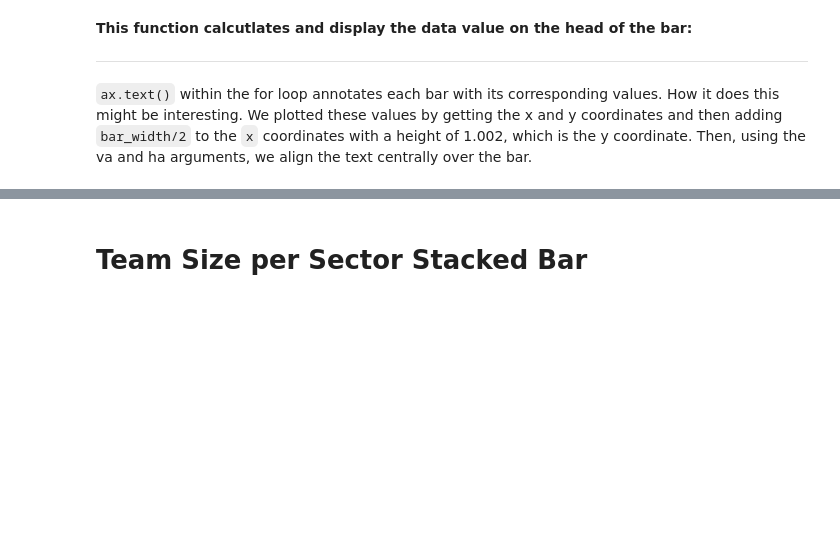
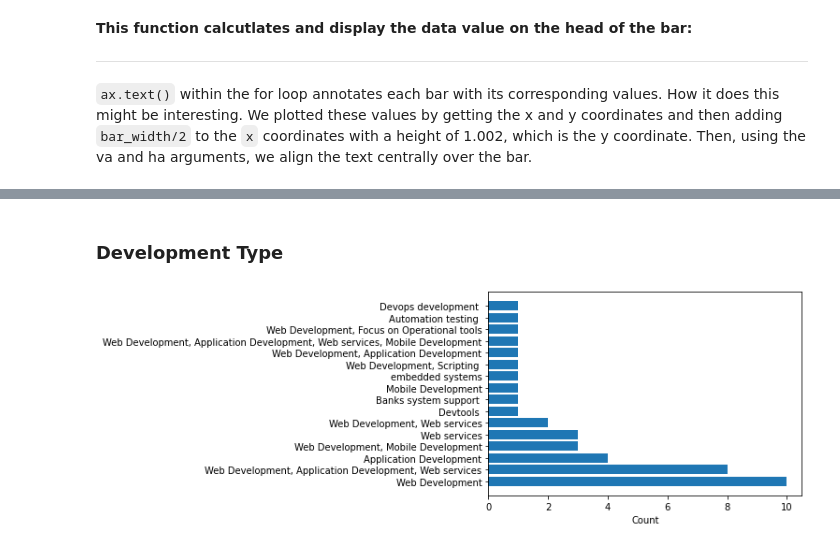
Before and after one commit to eng-aomar/Security_in_practice, a Jupyter notebook: security_in_practice.ipynb, the cells around one changed output, grey strips where cells are left out. Saved outputs shown, nothing was run; the diff lists cells and outputs as text; code cells hidden in the pictures; blank space fills up the shorter version.

```diff
--- a/security_in_practice.ipynb
+++ b/security_in_practice.ipynb
@@ -209,2 +228,13 @@ fig1.savefig(image_name, format=image_format, dpi=1200)
-# %% [markdown]
-# Team Size per Sector Stacked Bar
+# %% [markdown]
+### Development Type
+# %%
+fig2, ax2 = plt.subplots()
+plot_sw = ax2.barh(df_responses.iloc[:,22].value_counts().index, df_responses.iloc[:,22].value_counts().values )
+plt.xlabel('Count')
+plt.tight_layout() # to get full text labels when saving the figures
+#calculate_bar_values(plot_sw, ax2) # display values on bar head
+plt.show()
+image_name= 'development_types1.svg'
+fig2.savefig(image_name, format=image_format, dpi=1200)
+# %% [output]
+[figure, added]
```
Also changed, not shown: parts of 9 cells of this notebook.
